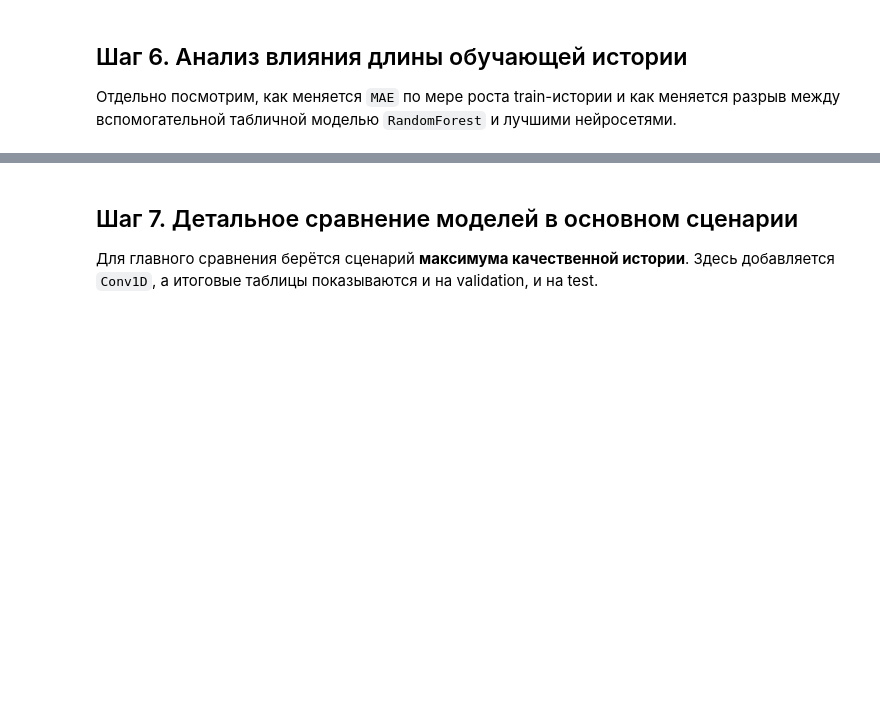
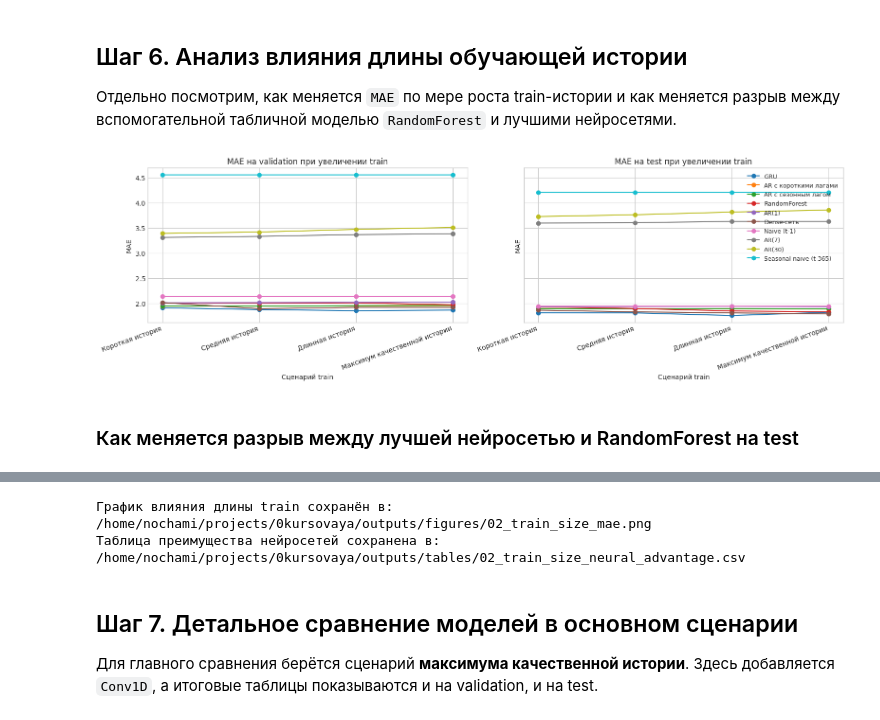
Before and after one commit to Nochami4/NIS, a Jupyter notebook: notebooks/02_modeling_and_comparison.ipynb, the cells around one changed output, grey strips where cells are left out. Drawn from its saved outputs; the diff is of its cells as text; code cells hidden in the pictures; blank space fills up the shorter version.

```diff
--- a/notebooks/02_modeling_and_comparison.ipynb
+++ b/notebooks/02_modeling_and_comparison.ipynb
@@ -730,7 +910,12 @@ def run_scenario_experiment(scenario, include_conv1d=False, return_histories=Fal
 # %%
 scenario_order = [
     label
-    for label in ["Короткая история", "Средняя история", "Длинная история", "Максимум качественной истории"]
+    for label in [
+        "Короткая история",
+        "Средняя история",
+        "Длинная история",
+        "Максимум качественной истории",
+    ]
     if label in scenario_lookup
 ]
 
@@ -756,10 +941,16 @@ test_by_train = pd.concat(
     ignore_index=True,
 )
 
-scenario_meta = scenarios_df.set_index("scenario")[["train_start", "train_years_approx"]]
+scenario_meta = scenarios_df.set_index("scenario")[
+    ["train_start", "train_years_approx"]
+]
 for metrics_frame in [validation_by_train, test_by_train]:
-    metrics_frame["train_start"] = metrics_frame["scenario"].map(scenario_meta["train_start"])
-    metrics_frame["train_years_approx"] = metrics_frame["scenario"].map(scenario_meta["train_years_approx"])
+    metrics_frame["train_start"] = metrics_frame["scenario"].map(
+        scenario_meta["train_start"]
+    )
+    metrics_frame["train_years_approx"] = metrics_frame["scenario"].map(
+        scenario_meta["train_years_approx"]
+    )
 
 validation_by_train_path = TABLES_DIR / "02_train_size_validation_metrics.csv"
 test_by_train_path = TABLES_DIR / "02_train_size_test_metrics.csv"
@@ -816,34 +1076,44 @@ for model_name in validation_by_train["model"].unique():
     )
 
     axes[0].plot(x_positions, validation_curve["mae"], marker="o", label=model_name)
     axes[1].plot(x_positions, test_curve["mae"], marker="o", label=model_name)
 
 axes[0].set_title("MAE на validation при увеличении train")
 axes[1].set_title("MAE на test при увеличении train")
 for ax in axes:
     ax.set_xticks(x_positions)
     ax.set_xticklabels(scenario_order, rotation=20, ha="right")
     ax.set_ylabel("MAE")
     ax.set_xlabel("Сценарий train")
 axes[1].legend(loc="upper right", fontsize=9)
 fig.tight_layout()
 fig.savefig(train_size_figure_path, dpi=200, bbox_inches="tight")
 plt.show()
 
 train_effect_summary = (
     test_by_train.pivot(index="scenario", columns="model", values="mae")
     .reindex(scenario_order)
     .reset_index()
 )
-train_effect_summary["Лучшая нейросеть"] = train_effect_summary[["Dense-сеть", "GRU"]].idxmin(axis=1)
-train_effect_summary["Лучший нейросетевой MAE"] = train_effect_summary[["Dense-сеть", "GRU"]].min(axis=1)
+train_effect_summary["Лучшая нейросеть"] = train_effect_summary[
+    ["Dense-сеть", "GRU"]
+].idxmin(axis=1)
+train_effect_summary["Лучший нейросетевой MAE"] = train_effect_summary[
+    ["Dense-сеть", "GRU"]
+].min(axis=1)
 train_effect_summary["Преимущество лучшей нейросети над RandomForest"] = (
-    train_effect_summary["Лучший нейросетевой MAE"] - train_effect_summary["RandomForest"]
+    train_effect_summary["Лучший нейросетевой MAE"]
+    - train_effect_summary["RandomForest"]
 )
 train_effect_summary.to_csv(train_effect_path, index=False)
 
-display(Markdown("### Как меняется разрыв между лучшей нейросетью и RandomForest на test"))
+display(
+    Markdown("### Как меняется разрыв между лучшей нейросетью и RandomForest на test")
+)
 display(train_effect_summary.round(3))
 
 print(f"График влияния длины train сохранён в: {train_size_figure_path}")
 print(f"Таблица преимущества нейросетей сохранена в: {train_effect_path}")
+# %% [output]
+[figure, added]
+### Как меняется разрыв между лучшей нейросетью и RandomForest на test
@@ -850,3 +1125,5 @@ print(f"Таблица преимущества нейросетей сохра
+График влияния длины train сохранён в: /home/nochami/projects/0kursovaya/outputs/figures/02_train_size_mae.png
+Таблица преимущества нейросетей сохранена в: /home/nochami/projects/0kursovaya/outputs/tables/02_train_size_neural_advantage.csv
 # %% [markdown]
 ## Шаг 7. Детальное сравнение моделей в основном сценарии
 
```
Also changed, not shown: parts of 18 cells of this notebook, 21 other files.
